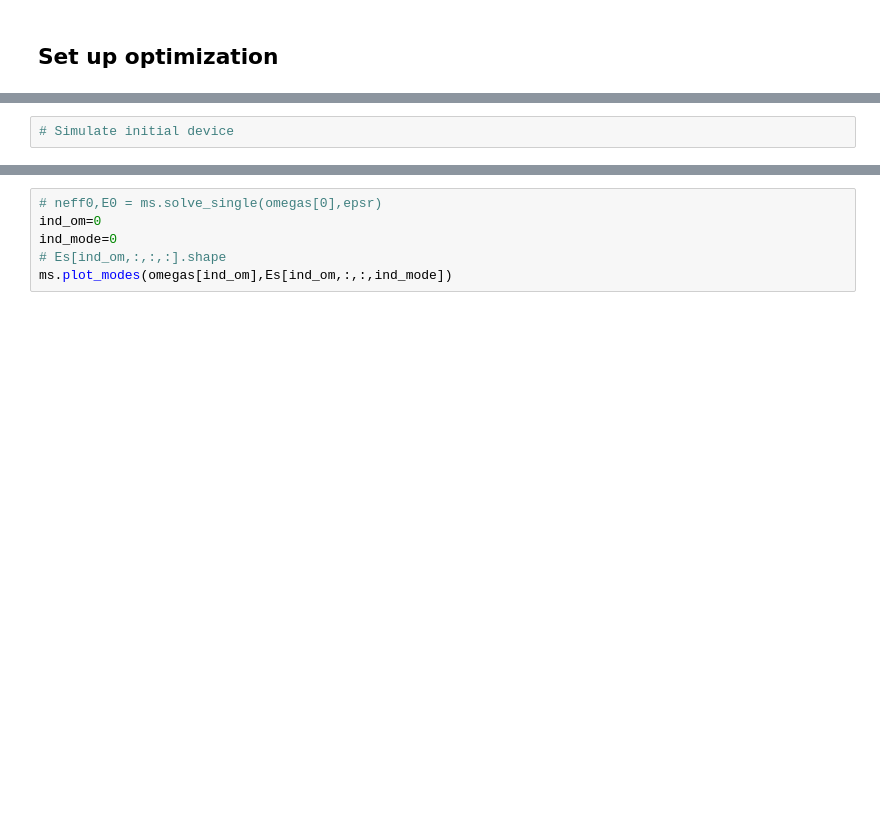
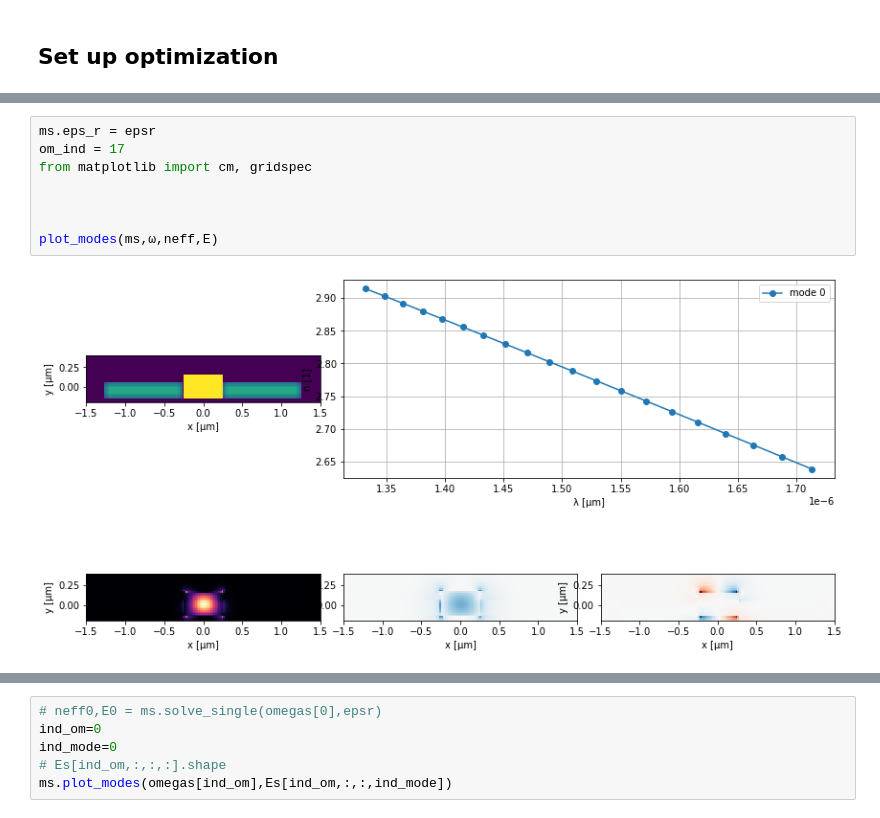
Before and after one commit to doddgray/optics_modeling, a Jupyter notebook: modes/modes.ipynb, the cells around one changed output, grey strips where cells are left out. Cells and saved outputs as stored; diff of their text form; blank space fills up the shorter version.

```diff
--- a/modes/modes.ipynb
+++ b/modes/modes.ipynb
@@ -1430,2 +1569,10 @@ AttributeError: 'tuple' object has no attribute 'shape'
-# %%
-# Simulate initial device
+# %%
+ms.eps_r = epsr
+om_ind = 17
+from matplotlib import cm, gridspec
+
+
+
+plot_modes(ms,ω,neff,E)
+# %% [output]
+[figure, added]
```
Also changed, not shown: parts of 30 cells of this notebook, 5 other files.
